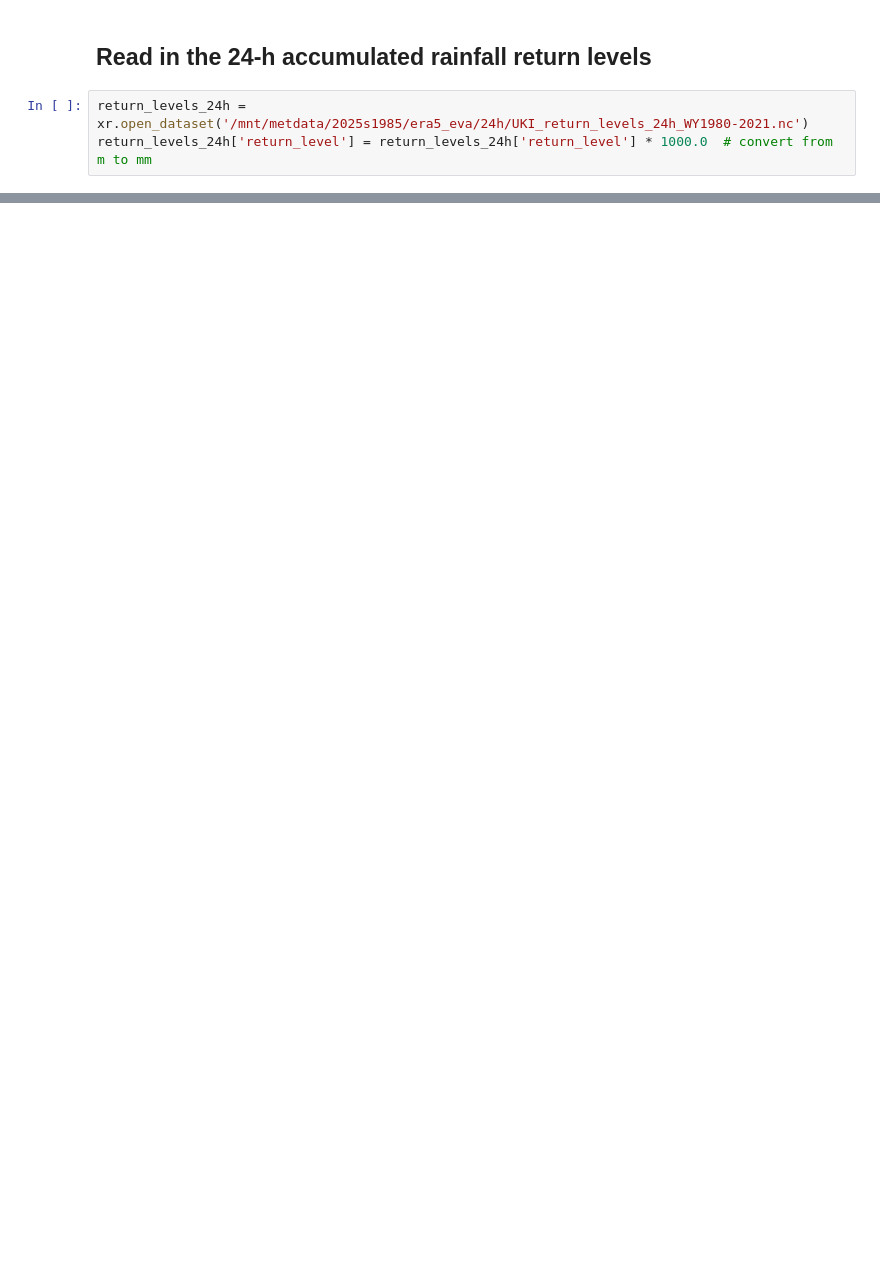
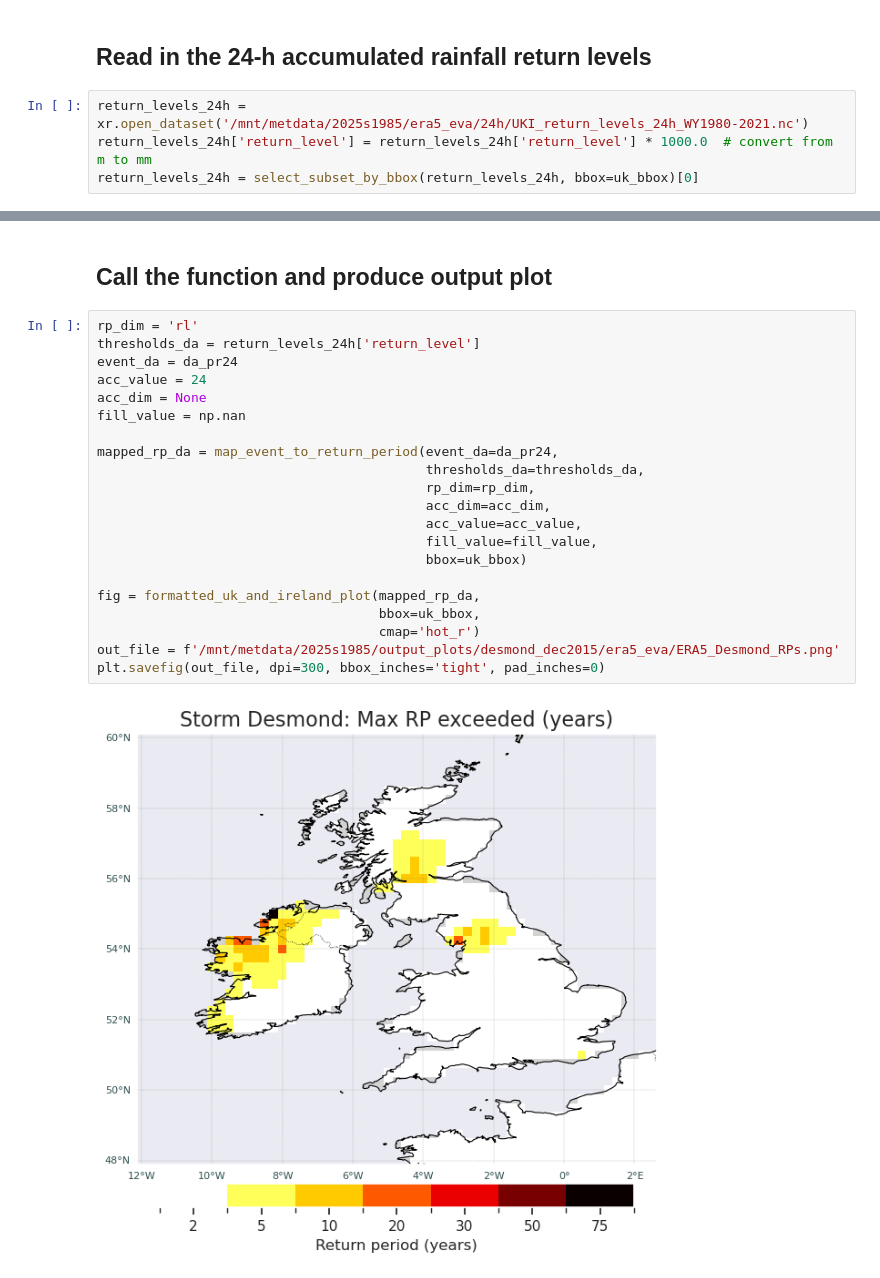
Before and after one commit to shardywx/earth2, a Jupyter notebook: rainfall_threshold_exceedance_era5.ipynb, the cells around one changed output, grey strips where cells are left out. Drawn from its saved outputs; the diff is of its cells as text; blank space fills up the shorter version.

```diff
--- a/rainfall_threshold_exceedance_era5.ipynb
+++ b/rainfall_threshold_exceedance_era5.ipynb
@@ -297,3 +414,4 @@ plt.savefig(out_file, dpi=300, bbox_inches='tight', pad_inches=0)
 # %%
 return_levels_24h = xr.open_dataset('/mnt/metdata/2025s1985/era5_eva/24h/UKI_return_levels_24h_WY1980-2021.nc')
 return_levels_24h['return_level'] = return_levels_24h['return_level'] * 1000.0  # convert from m to mm
+return_levels_24h = select_subset_by_bbox(return_levels_24h, bbox=uk_bbox)[0]
@@ -304,0 +550,25 @@ return_levels_24h['return_level'].sel(rl=10).plot()
+# %% [markdown]
+## Call the function and produce output plot
+# %%
+rp_dim = 'rl'
+thresholds_da = return_levels_24h['return_level']
+event_da = da_pr24
+acc_value = 24
+acc_dim = None
+fill_value = np.nan
+
+mapped_rp_da = map_event_to_return_period(event_da=da_pr24,
+                                          thresholds_da=thresholds_da,
+                                          rp_dim=rp_dim,
+                                          acc_dim=acc_dim,
+                                          acc_value=acc_value,
+                                          fill_value=fill_value,
+                                          bbox=uk_bbox)
+
+fig = formatted_uk_and_ireland_plot(mapped_rp_da,
+                                    bbox=uk_bbox,
+                                    cmap='hot_r')
+out_file = f'/mnt/metdata/2025s1985/output_plots/desmond_dec2015/era5_eva/ERA5_Desmond_RPs.png'
+plt.savefig(out_file, dpi=300, bbox_inches='tight', pad_inches=0)
+# %% [output]
+[figure, added]
```
Also changed, not shown: parts of 10 cells of this notebook.
